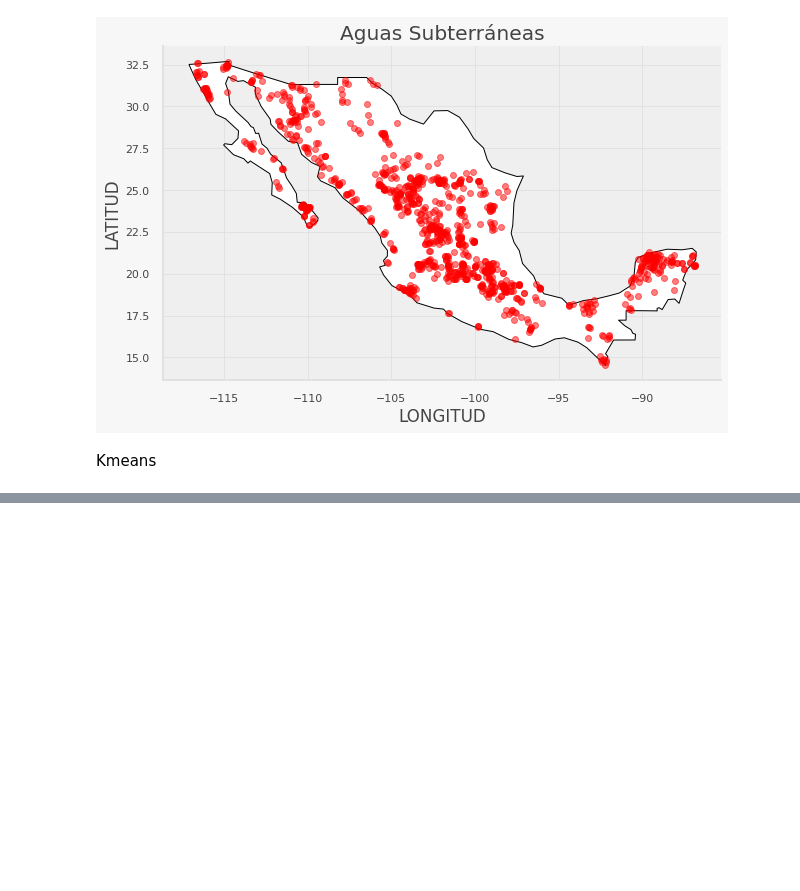
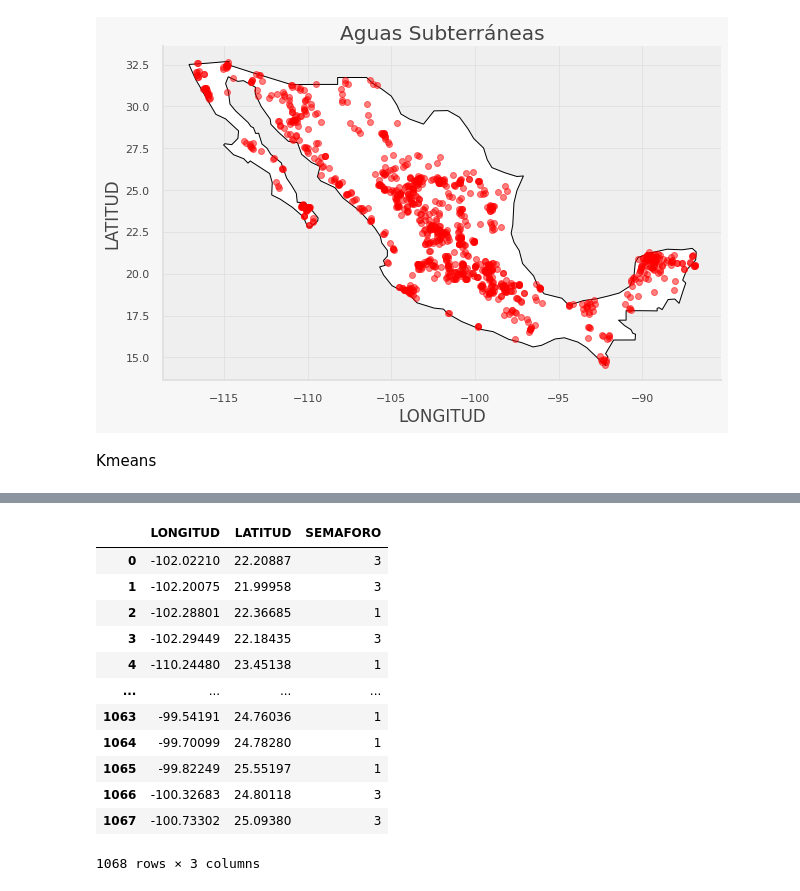
Before and after one commit to PosgradoMNA/actividades-del-projecto-cad_equipo_18, a Jupyter notebook: Equipo_18_Entrega_1_Aguas_Subterraneas.ipynb, the cells around one changed output, grey strips where cells are left out. Saved outputs shown, nothing was run; the diff lists cells and outputs as text; code cells hidden in the pictures; blank space fills up the shorter version.

```diff
--- a/Equipo_18_Entrega_1_Aguas_Subterraneas.ipynb
+++ b/Equipo_18_Entrega_1_Aguas_Subterraneas.ipynb
@@ -677,7 +699,7 @@ WARNING:matplotlib.axes._axes:*c* argument looks like a single numeric RGB or RG
 <matplotlib.axes._subplots.AxesSubplot at 0x...>
 [figure]
 # %%
-Data5["Coordinates"] = list(zip(Data4.LONGITUD, Data4.LATITUD))
-Data5["Coordinates"] = Data5["Coordinates"].apply(Point)
-Data5.head()
+Data4["Coordinates"] = list(zip(Data4.LONGITUD, Data4.LATITUD))
+Data4["Coordinates"] = Data4["Coordinates"].apply(Point)
+Data4.head()
 # %% [output]
@@ -816,0 +885,20 @@ print("Cluster 5: "+ str(df5.shape))
+# %%
+semaforo = Data4[["LONGITUD","LATITUD", "SEMAFORO"]]
+semaforo["SEMAFORO"] = semaforo["SEMAFORO"].replace("Rojo", 1)
+semaforo["SEMAFORO"] = semaforo["SEMAFORO"].replace("Amarillo", 2)
+semaforo["SEMAFORO"] = semaforo["SEMAFORO"].replace("Verde", 3)
+semaforo
+# %% [output]
+|  | LONGITUD | LATITUD | SEMAFORO |
+| 0 | -102.02210 | 22.20887 | 3 |
+| 1 | -102.20075 | 21.99958 | 3 |
+| 2 | -102.28801 | 22.36685 | 1 |
+| 3 | -102.29449 | 22.18435 | 3 |
+| 4 | -110.24480 | 23.45138 | 1 |
+| ... | ... | ... | ... |
+| 1063 | -99.54191 | 24.76036 | 1 |
+| 1064 | -99.70099 | 24.78280 | 1 |
+| 1065 | -99.82249 | 25.55197 | 1 |
+| 1066 | -100.32683 | 24.80118 | 3 |
+| 1067 | -100.73302 | 25.09380 | 3 |
+1068 rows × 3 columns
```
Also changed, not shown: parts of 24 cells of this notebook.
